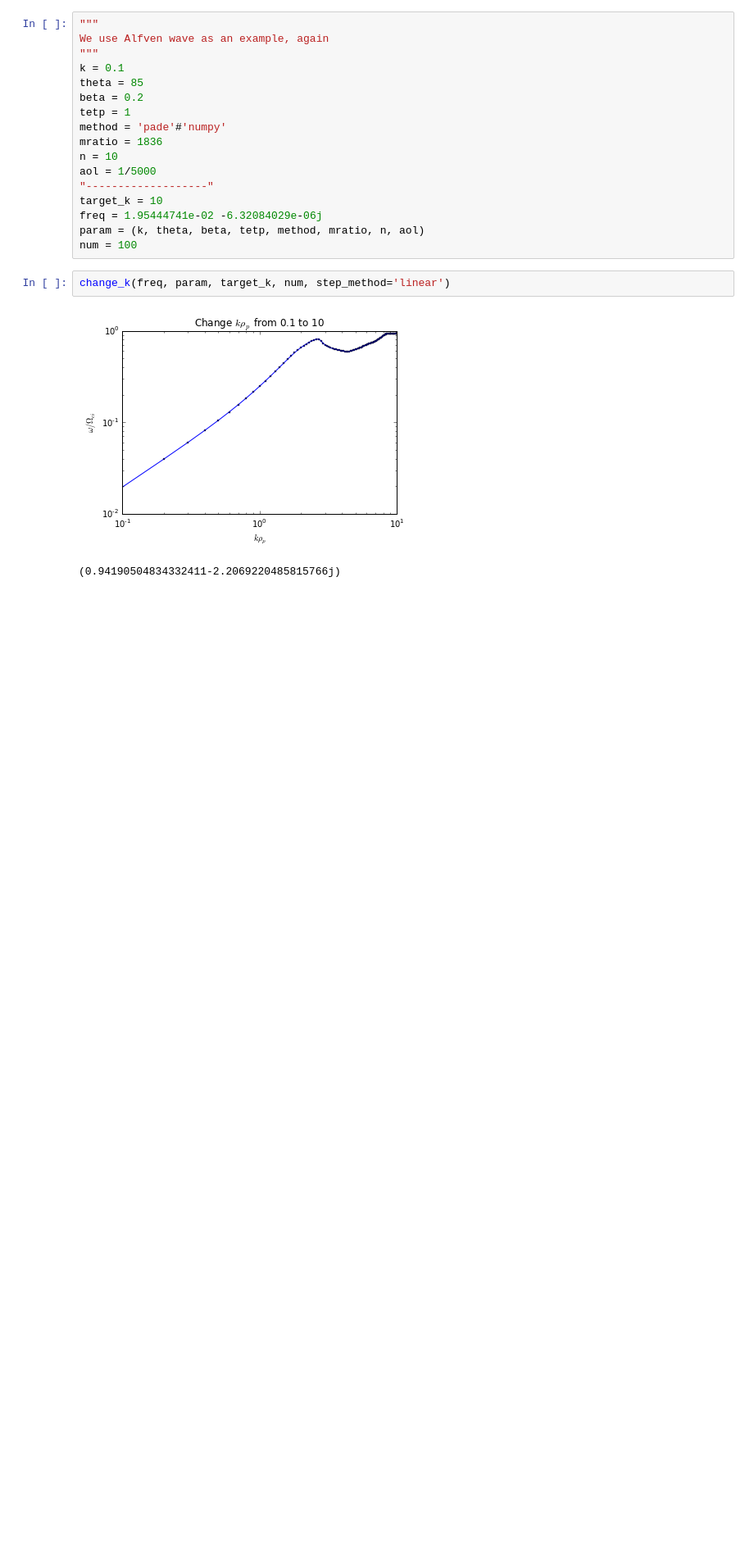
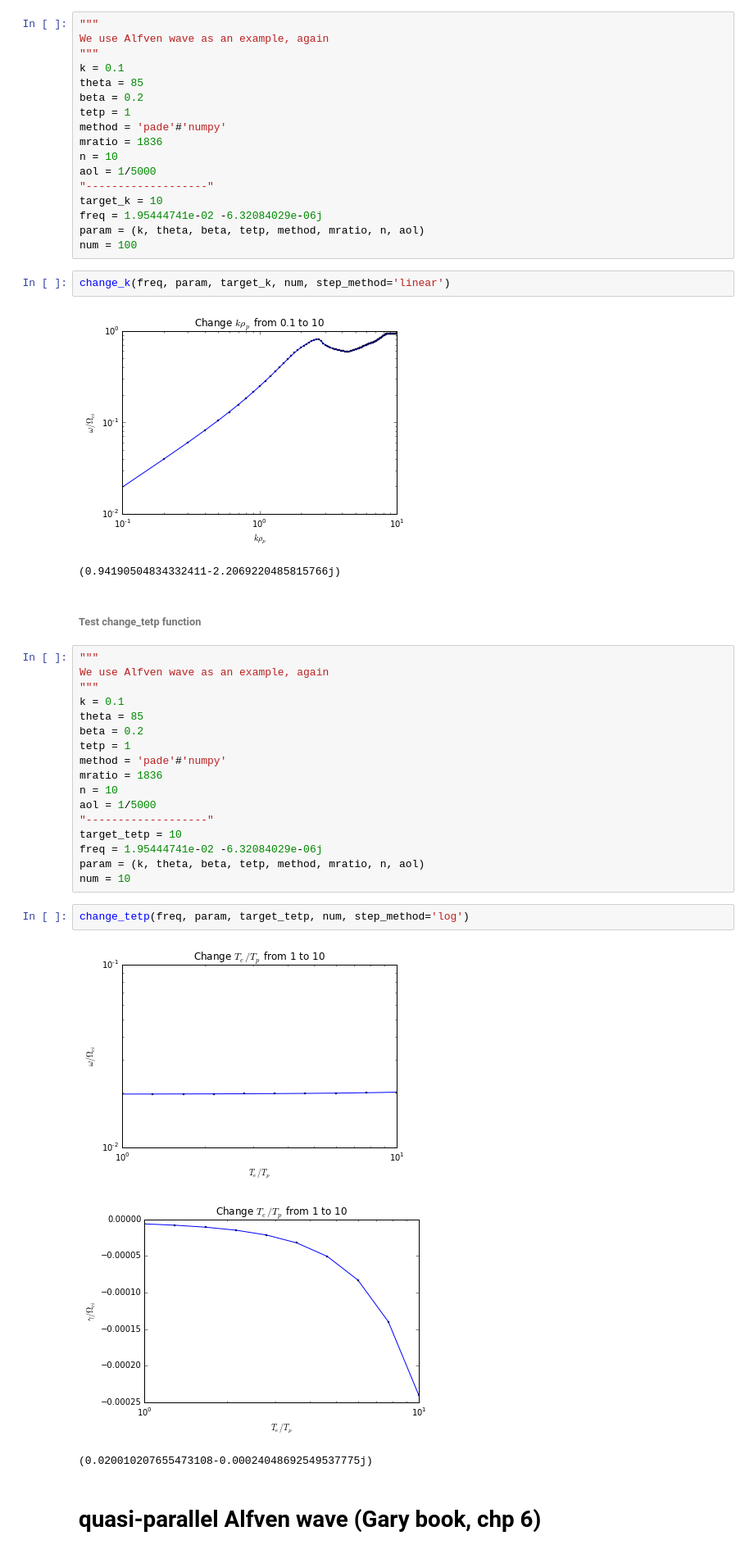
Before and after one commit to YuguangTong/vlasov_solver, a Jupyter notebook: test_search_mode_module.ipynb, the cells around one changed output. Shown: that part at 82% size. Drawn from its saved outputs; the diff is of its cells as text; blank space fills up the shorter version.

```diff
--- a/test_search_mode_module.ipynb
+++ b/test_search_mode_module.ipynb
@@ -81,3 +85,30 @@ change_k(freq, param, target_k, num, step_method='linear')
 # %% [output]
 [figure]
 (0.94190504834332411-2.2069220485815766j)
+# %% [markdown]
+###### Test change_tetp function
+# %%
+"""
+We use Alfven wave as an example, again
+"""
+k = 0.1
+theta = 85
+beta = 0.2
+tetp = 1
+method = 'pade'#'numpy'
+mratio = 1836
+n = 10
+aol = 1/5000
+"-------------------"
+target_tetp = 10
+freq = 1.95444741e-02 -6.32084029e-06j
+param = (k, theta, beta, tetp, method, mratio, n, aol)
+num = 10
+# %%
+change_tetp(freq, param, target_tetp, num, step_method='log')
+# %% [output]
+[figure, added]
+[figure, added]
+(0.020010207655473108-0.00024048692549537775j)
+# %% [markdown]
+# quasi-parallel Alfven wave (Gary book, chp 6)
```
Also changed, not shown: parts of 9 cells of this notebook, 2 other files.
